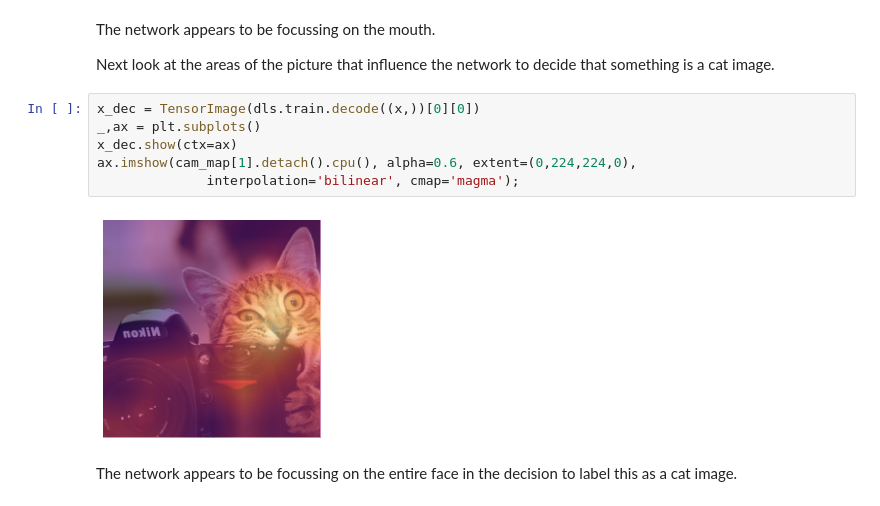
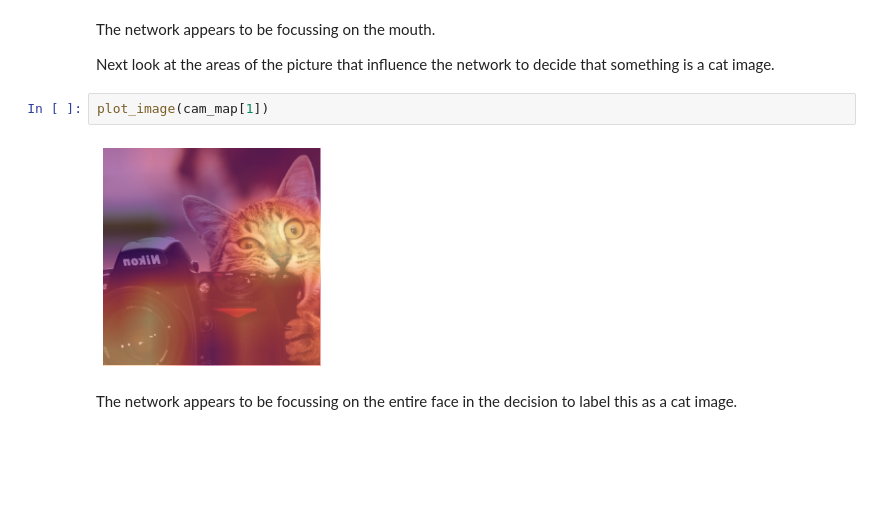
Before and after one commit to nasheqlbrm/blog, a Jupyter notebook: _notebooks/2021-10-25-image-embeddings.ipynb, the cells around one changed output. Drawn from its saved outputs; the diff is of its cells as text; blank space fills up the shorter version.

```diff
--- a/_notebooks/2021-10-25-image-embeddings.ipynb
+++ b/_notebooks/2021-10-25-image-embeddings.ipynb
@@ -227,14 +236,10 @@ ax.imshow(cam_map[0].detach().cpu(), alpha=0.6, extent=(0,224,224,0),
 The network appears to be focussing on the mouth.
 
 Next look at the areas of the picture that influence the network to decide that something is a cat image.
-# %%
-x_dec = TensorImage(dls.train.decode((x,))[0][0])
-_,ax = plt.subplots()
-x_dec.show(ctx=ax)
-ax.imshow(cam_map[1].detach().cpu(), alpha=0.6, extent=(0,224,224,0),
-              interpolation='bilinear', cmap='magma');
-# %% [output]
-[figure, removed]
+# %%
+plot_image(cam_map[1])
+# %% [output]
+[figure, added]
 # %% [markdown]
 The network appears to be focussing on the entire face in the decision to label this as a cat image.
 # %% [markdown]
```
Also changed, not shown: parts of 27 cells of this notebook.
